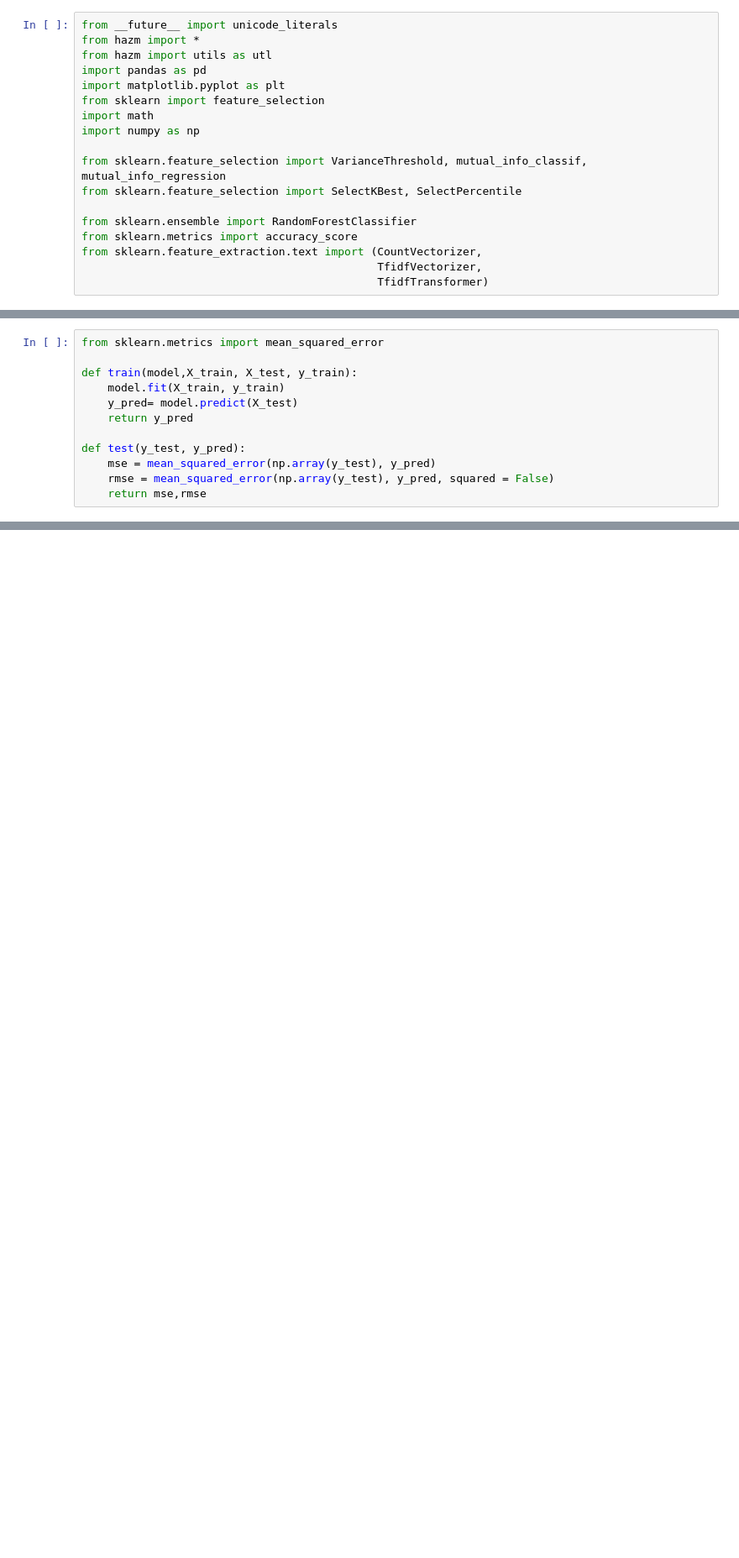
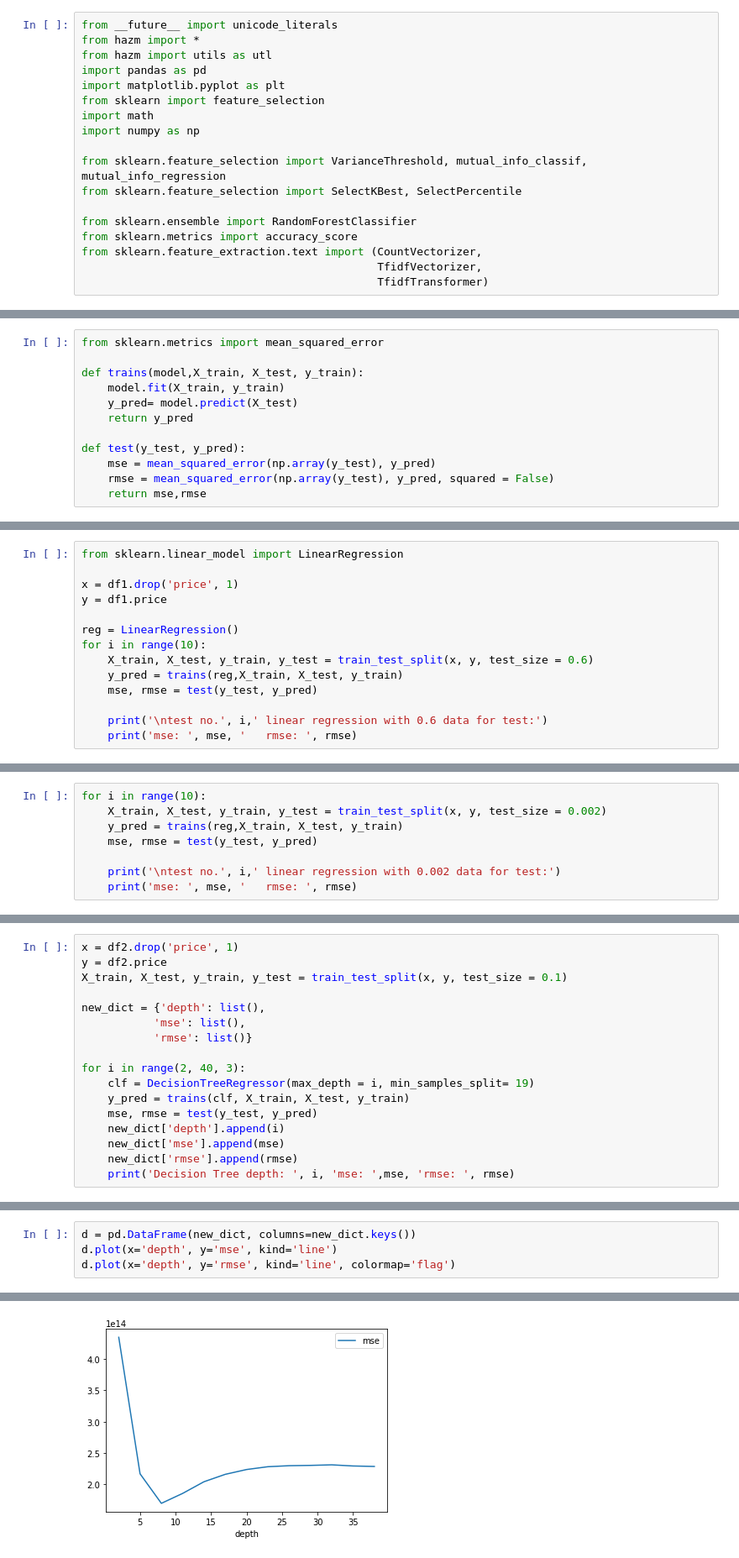
Before and after one commit to alirezasalamat/AI-CarPricePrediction, a Jupyter notebook: CarPricePrediction.ipynb, the cells around one changed output, grey strips where cells are left out. Shown at 84% size. Cells and saved outputs as stored; diff of their text form; blank space fills up the shorter version.

```diff
--- a/CarPricePrediction.ipynb
+++ b/CarPricePrediction.ipynb
@@ -155,7 +268,7 @@ Name: price, Length: 130443, dtype: int64
 # %%
 from sklearn.metrics import mean_squared_error
 
-def train(model,X_train, X_test, y_train):
+def trains(model,X_train, X_test, y_train):
     model.fit(X_train, y_train)
     y_pred= model.predict(X_test)
     return y_pred
@@ -186,0 +403,14 @@ mse,rmse
+# %%
+from sklearn.linear_model import LinearRegression
+
+x = df1.drop('price', 1)
+y = df1.price
+
+reg = LinearRegression()
+for i in range(10):
+    X_train, X_test, y_train, y_test = train_test_split(x, y, test_size = 0.6)
+    y_pred = trains(reg,X_train, X_test, y_train)
+    mse, rmse = test(y_test, y_pred)
+
+    print('\ntest no.', i,' linear regression with 0.6 data for test:')
+    print('mse: ', mse, '   rmse: ', rmse)
@@ -186,0 +435,8 @@ mse,rmse
+# %%
+for i in range(10):
+    X_train, X_test, y_train, y_test = train_test_split(x, y, test_size = 0.002)
+    y_pred = trains(reg,X_train, X_test, y_train)
+    mse, rmse = test(y_test, y_pred)
+
+    print('\ntest no.', i,' linear regression with 0.002 data for test:')
+    print('mse: ', mse, '   rmse: ', rmse)
@@ -186,0 +469,17 @@ mse,rmse
+# %%
+x = df2.drop('price', 1)
+y = df2.price
+X_train, X_test, y_train, y_test = train_test_split(x, y, test_size = 0.1)
+
+new_dict = {'depth': list(),
+           'mse': list(),
+           'rmse': list()}
+
+for i in range(2, 40, 3):
+    clf = DecisionTreeRegressor(max_depth = i, min_samples_split= 19)
+    y_pred = trains(clf, X_train, X_test, y_train)
+    mse, rmse = test(y_test, y_pred)
+    new_dict['depth'].append(i)
+    new_dict['mse'].append(mse)
+    new_dict['rmse'].append(rmse)
+    print('Decision Tree depth: ', i, 'mse: ',mse, 'rmse: ', rmse)
@@ -186,0 +500,5 @@ mse,rmse
+# %%
+d = pd.DataFrame(new_dict, columns=new_dict.keys())
+d.plot(x='depth', y='mse', kind='line')
+d.plot(x='depth', y='rmse', kind='line', colormap='flag')
+# %% [output]
@@ -186,0 +506 @@ mse,rmse
+[figure, added]
```
Also changed, not shown: parts of 44 cells of this notebook.
